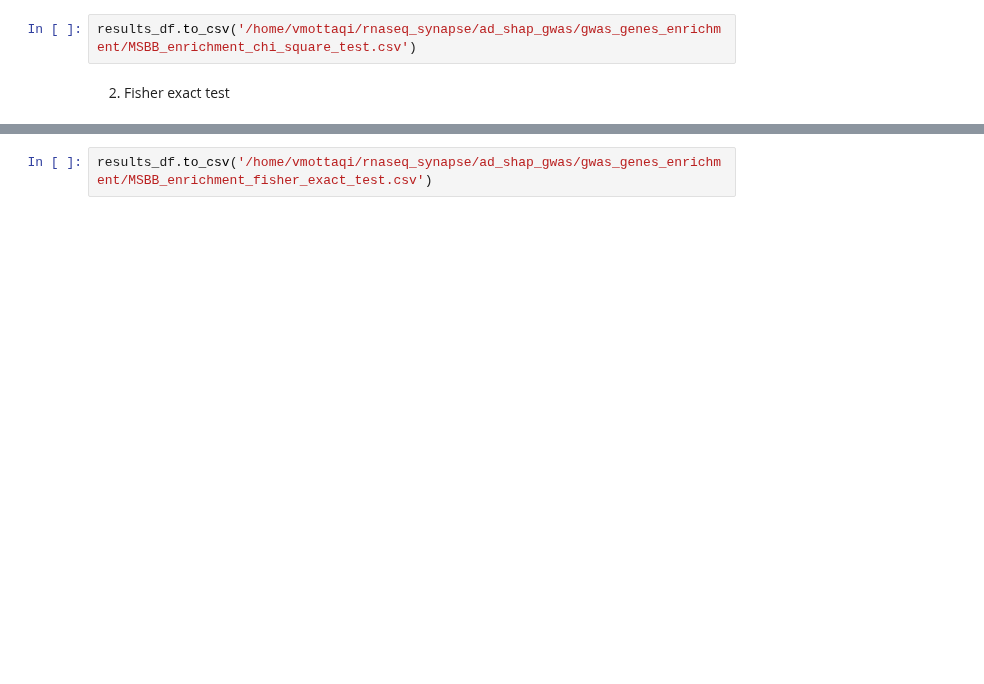
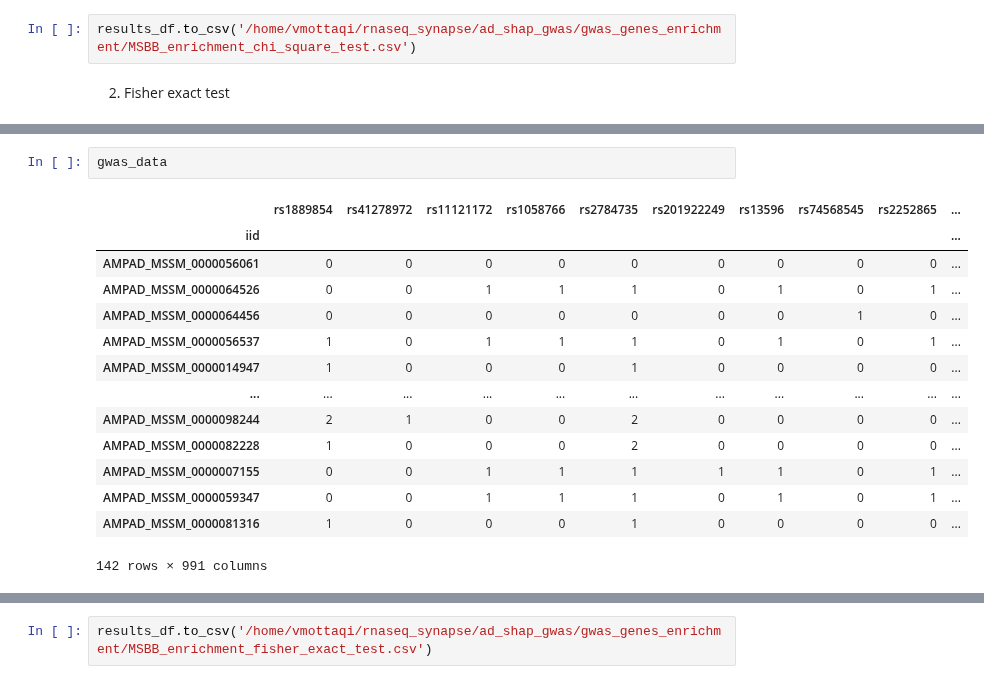
Before and after one commit to mmottaqii/AD-Biomarkers-MultiOmics, a Jupyter notebook: scripts/review_aug_26.ipynb, the cells around one changed output, grey strips where cells are left out. Drawn from its saved outputs; the diff is of its cells as text; blank space fills up the shorter version.

```diff
--- a/scripts/review_aug_26.ipynb
+++ b/scripts/review_aug_26.ipynb
@@ -1764,6 +1822,23 @@ if results:
 
 else:
     print("No enriched SNPs found across any clusters.")
+# %%
+gwas_data
+# %% [output]
+|  | rs1889854 | rs41278972 | rs11121172 | rs1058766 | rs2784735 | rs201922249 | rs13596 | rs74568545 | rs2252865 | ... |
+| iid |  |  |  |  |  |  |  |  |  | ... |
+| AMPAD_MSSM_0000056061 | 0 | 0 | 0 | 0 | 0 | 0 | 0 | 0 | 0 | ... |
+| AMPAD_MSSM_0000064526 | 0 | 0 | 1 | 1 | 1 | 0 | 1 | 0 | 1 | ... |
+| AMPAD_MSSM_0000064456 | 0 | 0 | 0 | 0 | 0 | 0 | 0 | 1 | 0 | ... |
+| AMPAD_MSSM_0000056537 | 1 | 0 | 1 | 1 | 1 | 0 | 1 | 0 | 1 | ... |
+| AMPAD_MSSM_0000014947 | 1 | 0 | 0 | 0 | 1 | 0 | 0 | 0 | 0 | ... |
+| ... | ... | ... | ... | ... | ... | ... | ... | ... | ... | ... |
+| AMPAD_MSSM_0000098244 | 2 | 1 | 0 | 0 | 2 | 0 | 0 | 0 | 0 | ... |
+| AMPAD_MSSM_0000082228 | 1 | 0 | 0 | 0 | 2 | 0 | 0 | 0 | 0 | ... |
+| AMPAD_MSSM_0000007155 | 0 | 0 | 1 | 1 | 1 | 1 | 1 | 0 | 1 | ... |
+| AMPAD_MSSM_0000059347 | 0 | 0 | 1 | 1 | 1 | 0 | 1 | 0 | 1 | ... |
+| AMPAD_MSSM_0000081316 | 1 | 0 | 0 | 0 | 1 | 0 | 0 | 0 | 0 | ... |
+142 rows × 991 columns
 # %%
 results_df
 # %% [output]
```
Also changed, not shown: parts of 33 cells of this notebook.
